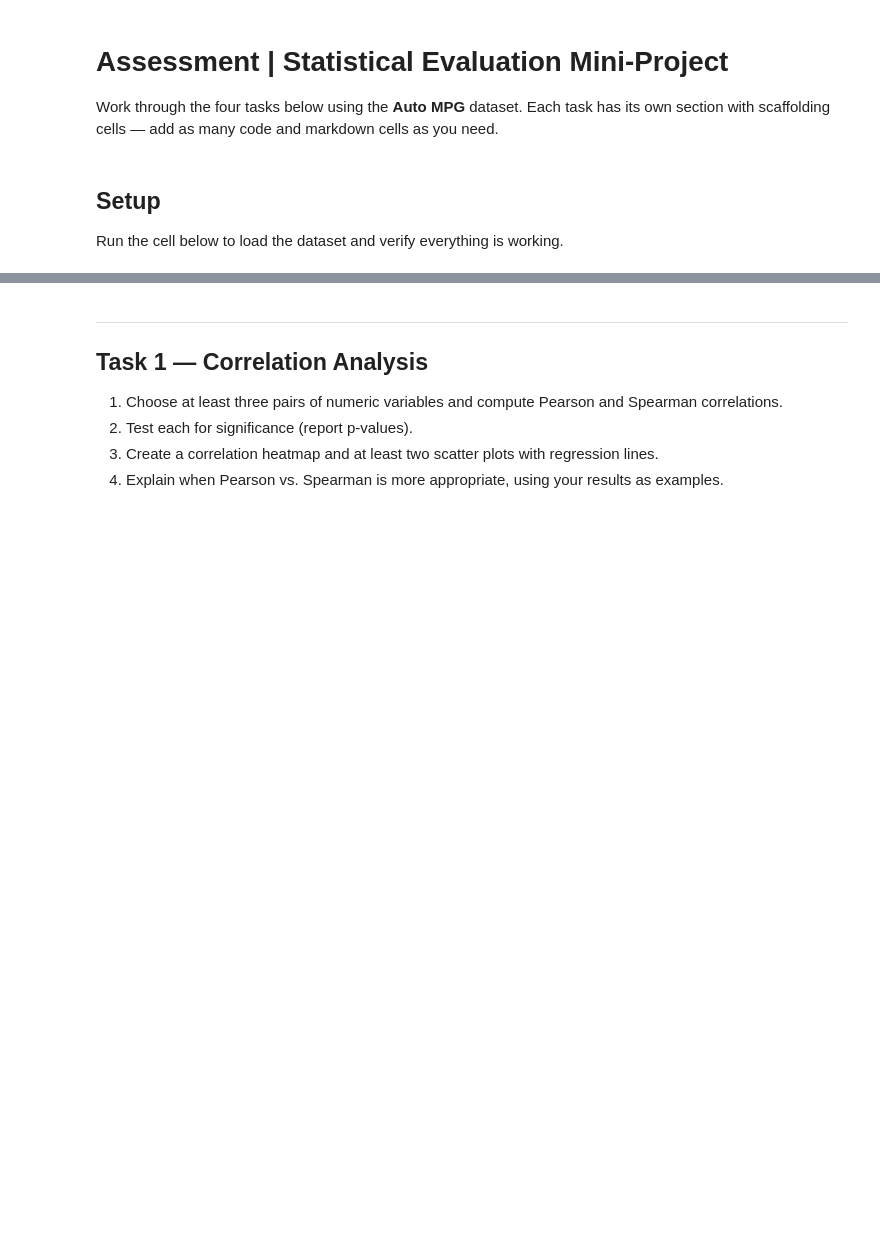
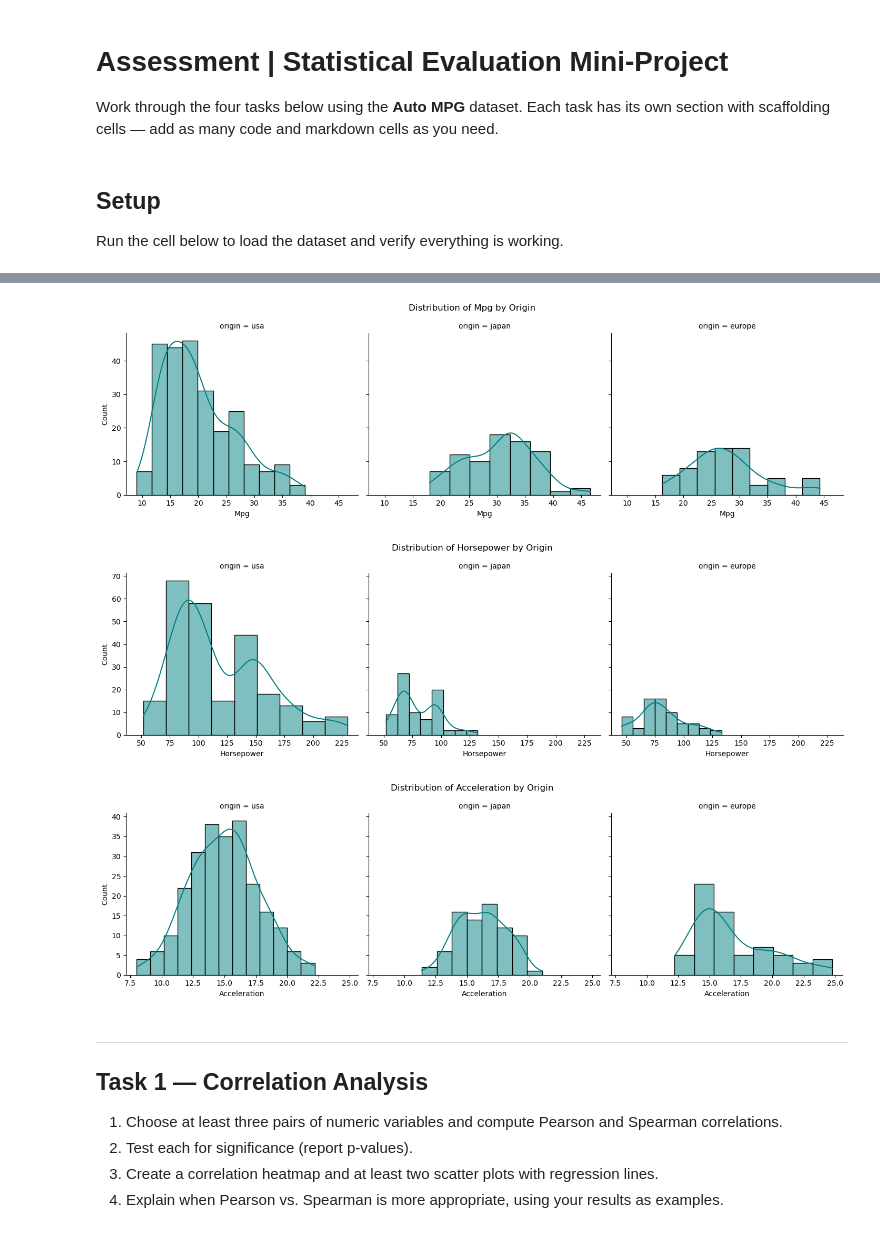
Before and after one commit to Data-AI-IDDA/m3-13-assessment, a Jupyter notebook: m3-13-assessment.ipynb, the cells around one changed output, grey strips where cells are left out. Drawn from its saved outputs; the diff is of its cells as text; code cells hidden in the pictures; blank space fills up the shorter version.

```diff
--- a/m3-13-assessment.ipynb
+++ b/m3-13-assessment.ipynb
@@ -26,3 +97,18 @@ mpg.describe()
+# %%
+features = ['mpg', 'horsepower', 'acceleration']
+
+for feature in features:
+    g = sns.FacetGrid(mpg, col="origin", height=4, aspect=1.2)
+    g.map(sns.histplot, feature, kde=True, color="teal")
+
+    g.set_axis_labels(feature.capitalize(), "Count")
+    g.fig.suptitle(f'Distribution of {feature.capitalize()} by Origin', y=1.05)
+
+    plt.show()
+# %% [output]
+[figure, added]
+[figure, added]
+[figure, added]
 # %% [markdown]
 ---
 ## Task 1 — Correlation Analysis
```
Also changed, not shown: parts of 56 cells of this notebook.
